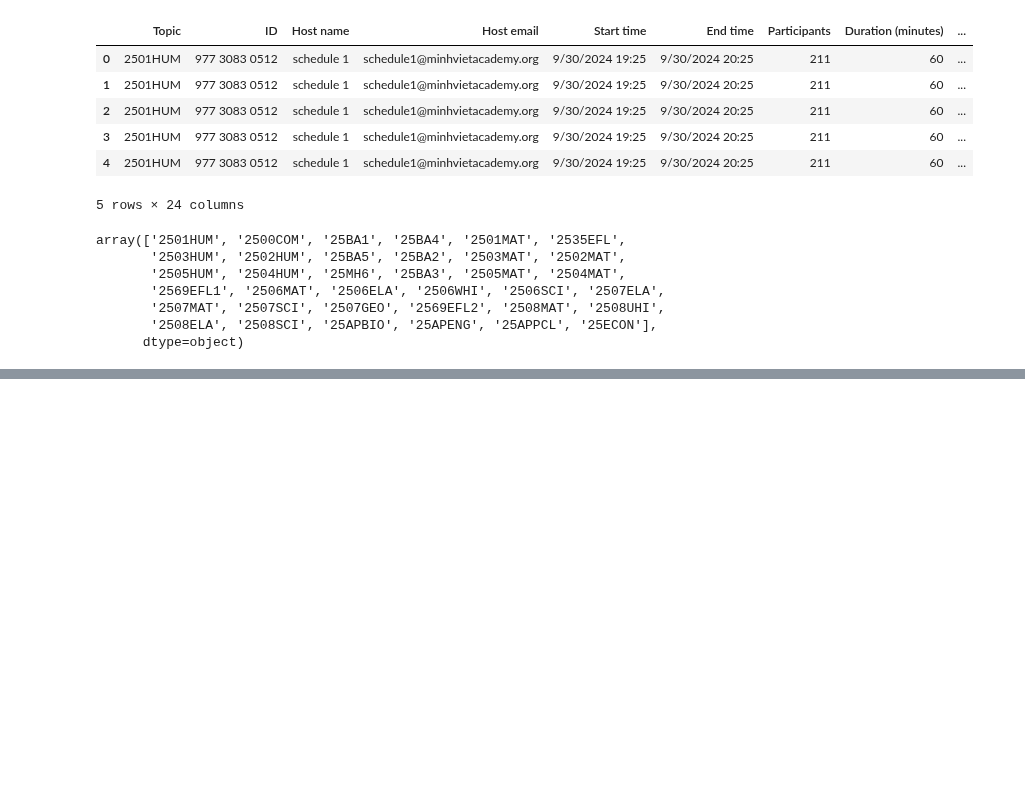
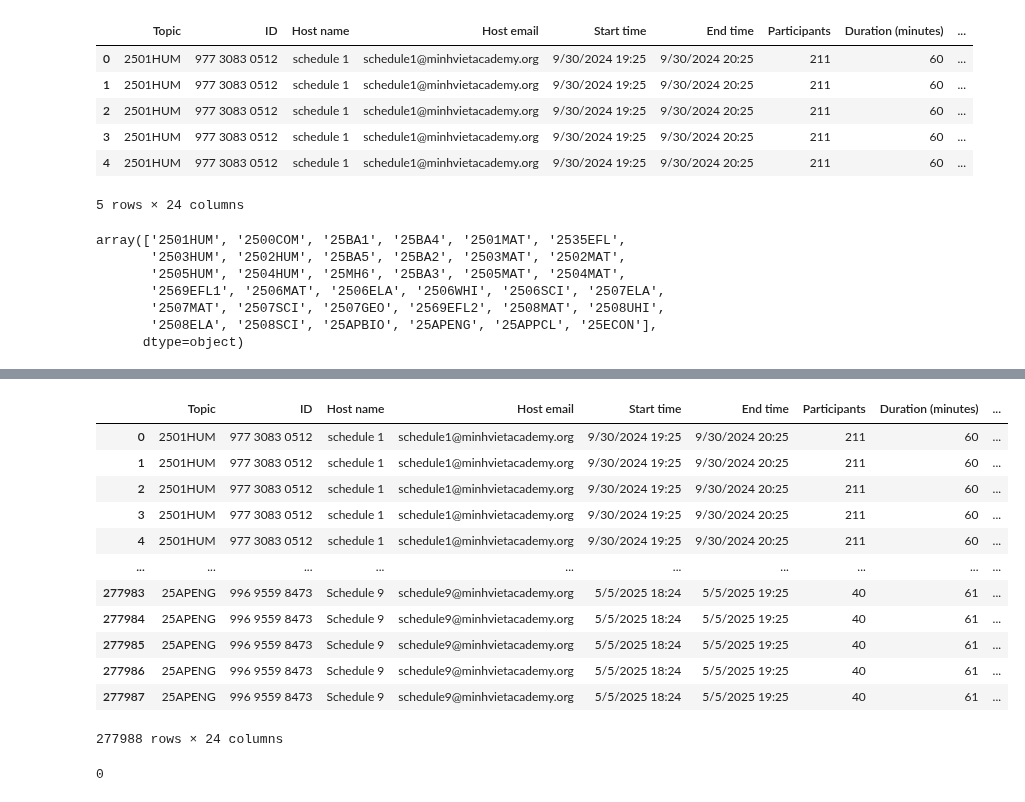
Before and after one commit to tthvan/Customer-Retention-Analysis, a Jupyter notebook: clean_merge.ipynb, the cells around one changed output, grey strips where cells are left out. Drawn from its saved outputs; the diff is of its cells as text; code cells hidden in the pictures; blank space fills up the shorter version.

```diff
--- a/clean_merge.ipynb
+++ b/clean_merge.ipynb
@@ -86 +107,17 @@ array(['2501HUM', '2500COM', '25BA1', '25BA4', '2501MAT', '2535EFL',
+# %%
+df
+# %% [output]
+|  | Topic | ID | Host name | Host email | Start time | End time | Participants | Duration (minutes) | ... |
+| 0 | 2501HUM | 977 3083 0512 | schedule 1 | schedule1@minhvietacademy.org | 9/30/2024 19:25 | 9/30/2024 20:25 | 211 | 60 | ... |
+| 1 | 2501HUM | 977 3083 0512 | schedule 1 | schedule1@minhvietacademy.org | 9/30/2024 19:25 | 9/30/2024 20:25 | 211 | 60 | ... |
+| 2 | 2501HUM | 977 3083 0512 | schedule 1 | schedule1@minhvietacademy.org | 9/30/2024 19:25 | 9/30/2024 20:25 | 211 | 60 | ... |
+| 3 | 2501HUM | 977 3083 0512 | schedule 1 | schedule1@minhvietacademy.org | 9/30/2024 19:25 | 9/30/2024 20:25 | 211 | 60 | ... |
+| 4 | 2501HUM | 977 3083 0512 | schedule 1 | schedule1@minhvietacademy.org | 9/30/2024 19:25 | 9/30/2024 20:25 | 211 | 60 | ... |
+| ... | ... | ... | ... | ... | ... | ... | ... | ... | ... |
+| 277983 | 25APENG | 996 9559 8473 | Schedule 9 | schedule9@minhvietacademy.org | 5/5/2025 18:24 | 5/5/2025 19:25 | 40 | 61 | ... |
+| 277984 | 25APENG | 996 9559 8473 | Schedule 9 | schedule9@minhvietacademy.org | 5/5/2025 18:24 | 5/5/2025 19:25 | 40 | 61 | ... |
+| 277985 | 25APENG | 996 9559 8473 | Schedule 9 | schedule9@minhvietacademy.org | 5/5/2025 18:24 | 5/5/2025 19:25 | 40 | 61 | ... |
+| 277986 | 25APENG | 996 9559 8473 | Schedule 9 | schedule9@minhvietacademy.org | 5/5/2025 18:24 | 5/5/2025 19:25 | 40 | 61 | ... |
+| 277987 | 25APENG | 996 9559 8473 | Schedule 9 | schedule9@minhvietacademy.org | 5/5/2025 18:24 | 5/5/2025 19:25 | 40 | 61 | ... |
+277988 rows × 24 columns
 # %%
@@ -87,0 +125,4 @@ df['grade'] = df
+# %%
+df_merged['Grade'].isna().sum()
+# %% [output]
+0
```
Also changed, not shown: parts of 2 cells of this notebook.
